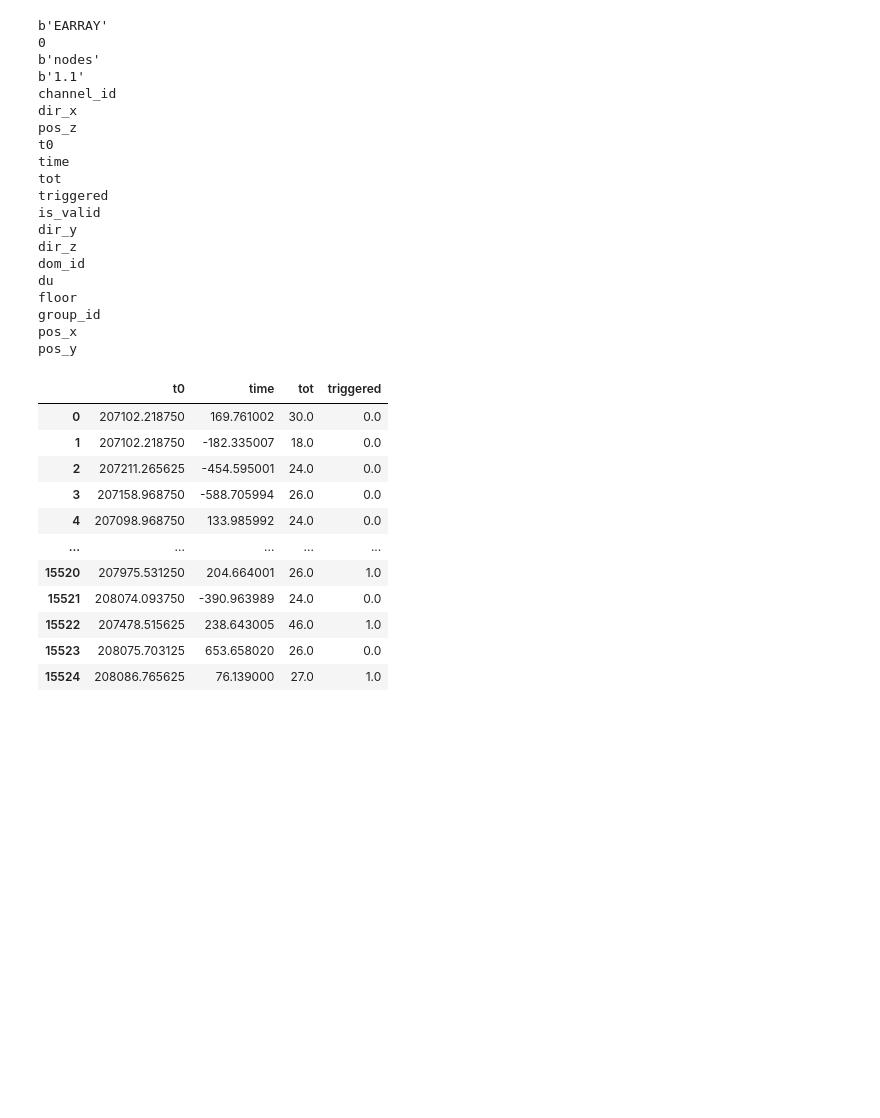
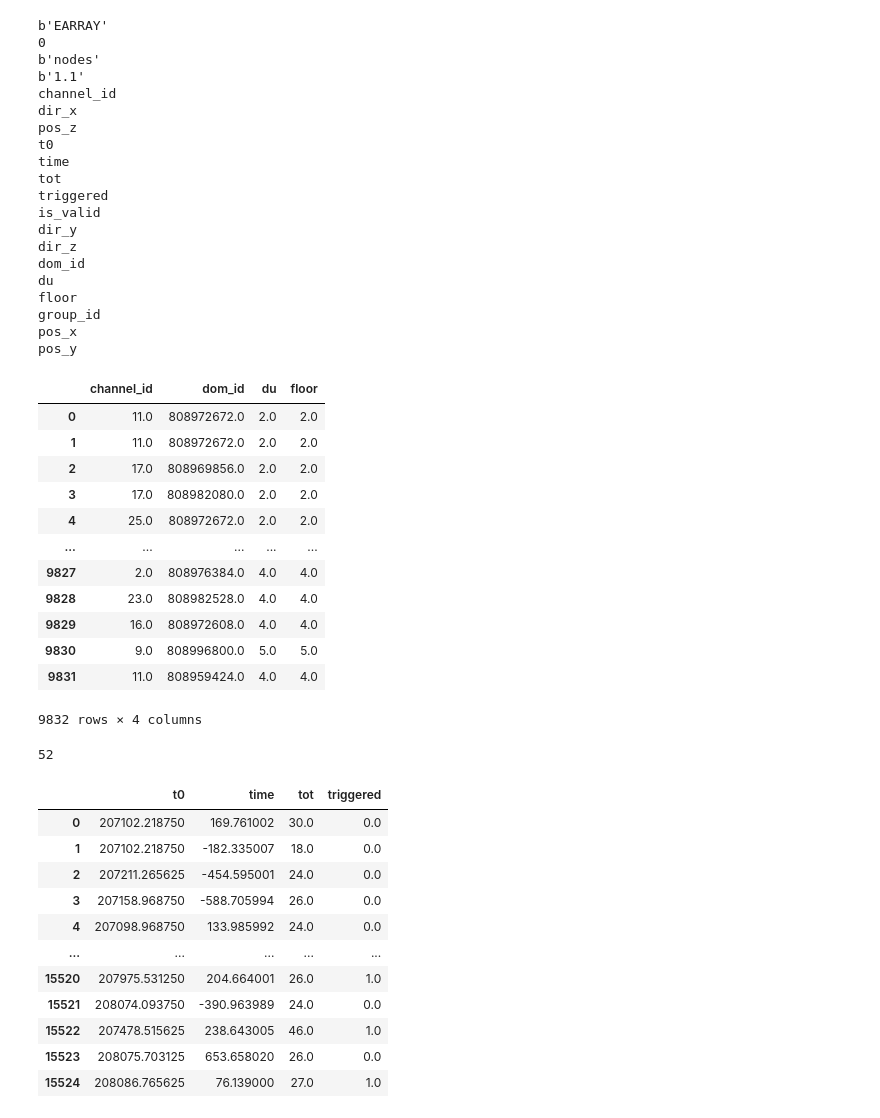
Before and after one commit to LaurensSchinkelshoek/PCQI, a Jupyter notebook: Data_analasys_LJS.ipynb, the cells around one changed output. Saved outputs shown, nothing was run; the diff lists cells and outputs as text; code cells hidden in the pictures; blank space fills up the shorter version.

```diff
--- a/Data_analasys_LJS.ipynb
+++ b/Data_analasys_LJS.ipynb
@@ -119,6 +118,37 @@ floor
 group_id
 pos_x
 pos_y
+# %%
+path='../project_data/small_set_1_train_0_shuffled.h5'
+features=['channel_id','dom_id','du','floor']
+with h5py.File(path, "r") as f:
+    x_feature_dict = {f["x"].attrs[f"hit_info_{i}"]: i for i in range(f["x"].shape[-1])}
+    x_mask = np.array([x_feature_dict[feat] for feat in features])
+    total=np.empty((0,4))
+    for i in range(50):
+        array=f["x"][0:200,i,x_mask]
+        array=array[np.sum(array,axis=1)>0,:]
+        total=np.vstack([total,array])
+du_info=pd.DataFrame(total,columns = features)
+du_info
+# %% [output]
+|  | channel_id | dom_id | du | floor |
+| 0 | 11.0 | 808972672.0 | 2.0 | 2.0 |
+| 1 | 11.0 | 808972672.0 | 2.0 | 2.0 |
+| 2 | 17.0 | 808969856.0 | 2.0 | 2.0 |
+| 3 | 17.0 | 808982080.0 | 2.0 | 2.0 |
+| 4 | 25.0 | 808972672.0 | 2.0 | 2.0 |
+| ... | ... | ... | ... | ... |
+| 9827 | 2.0 | 808976384.0 | 4.0 | 4.0 |
+| 9828 | 23.0 | 808982528.0 | 4.0 | 4.0 |
+| 9829 | 16.0 | 808972608.0 | 4.0 | 4.0 |
+| 9830 | 9.0 | 808996800.0 | 5.0 | 5.0 |
+| 9831 | 11.0 | 808959424.0 | 4.0 | 4.0 |
+9832 rows × 4 columns
+# %%
+len(du_info.dom_id.unique())
+# %% [output]
+52
 # %%
 features=['t0','time','tot','triggered']
 x_feature_dict = {f["x"].attrs[f"hit_info_{i}"]: i for i in range(f["x"].shape[-1])}
```
Also changed, not shown: parts of 10 cells of this notebook, 58 other files.
